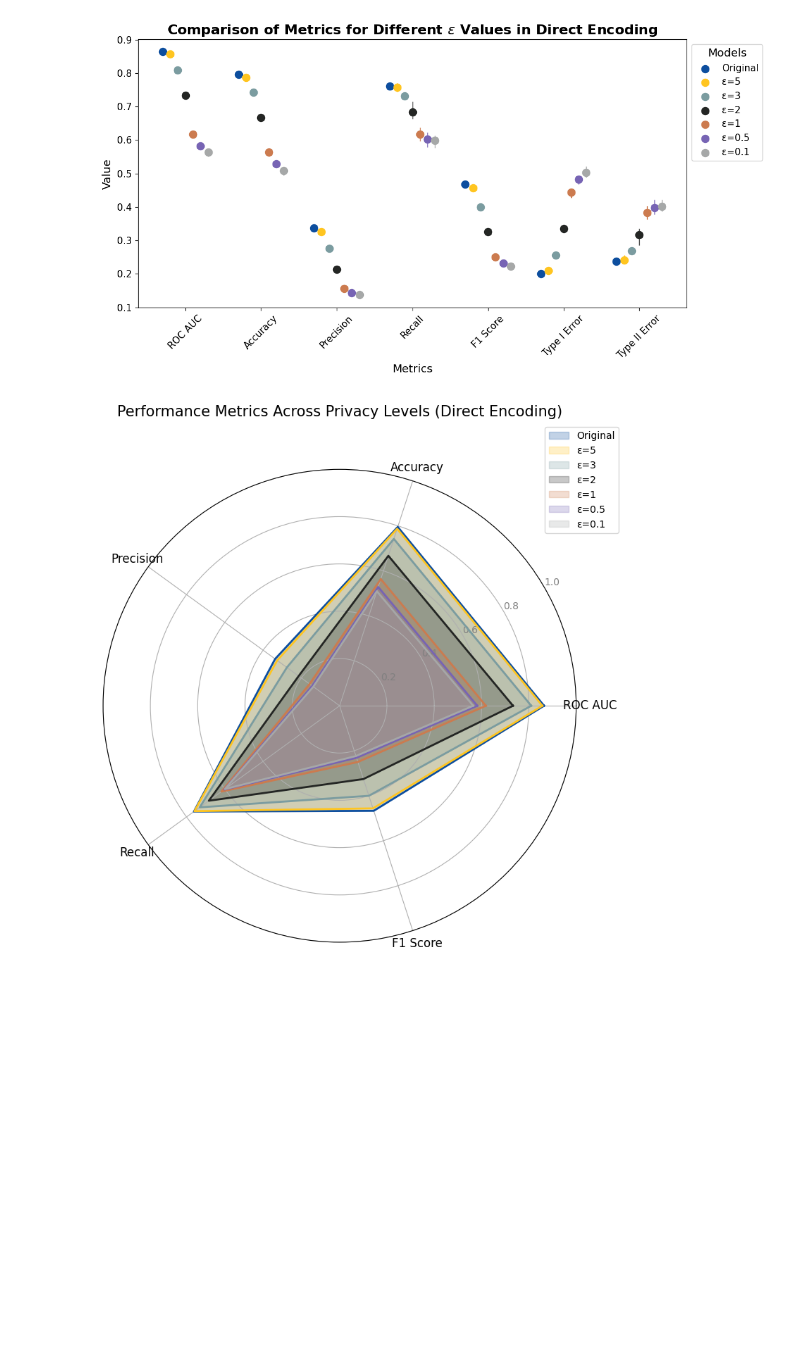
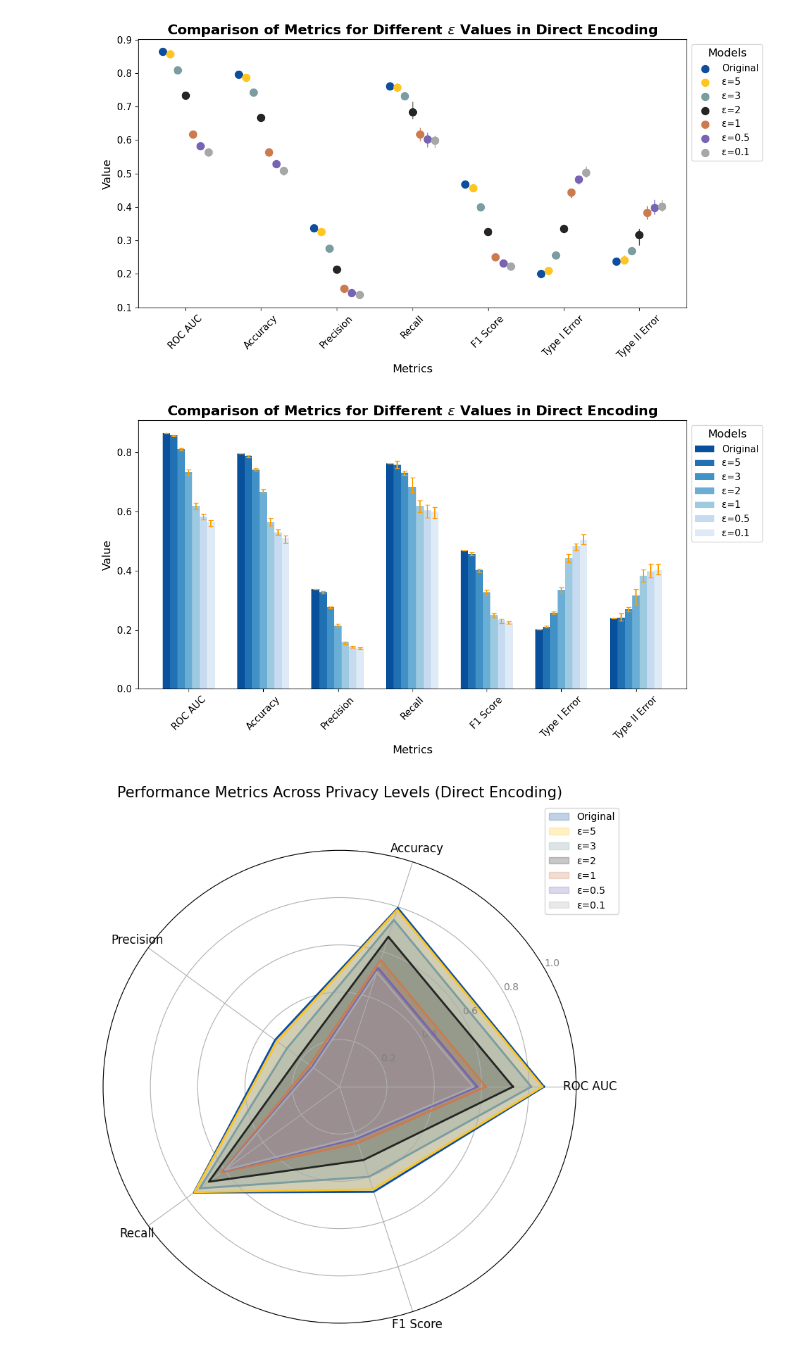
Before and after one commit to despinosaa/differential-privacy-banking-sector, a Jupyter notebook: notebooks/DE copy.ipynb, the cells around one changed output. Saved outputs shown, nothing was run; the diff lists cells and outputs as text; code cells hidden in the pictures; blank space fills up the shorter version.

Commit message:
detalles finales

```diff
--- a/notebooks/DE copy.ipynb
+++ b/notebooks/DE copy.ipynb
@@ -336,3 +336,5 @@ colors = ['#0d4e9e', '#ffc520', '#7b9ca0', '#242624', '#cc7b4f', '#7764B4', '#A6
 plot_results_with_whiskers(results_de_stats, 'Comparison of Metrics for Different $\epsilon$ Values in Direct Encoding', colors)
 # %% [output]
 [figure]
+# %%
+stats_dict = pd.read_csv("results/Direct_Encoding_final_results.csv", sep=',')
@@ -339,3 +431,8 @@ plot_results_with_whiskers(results_de_stats, 'Comparison of Metrics for Differen
+# %%
+# Example call
+plot_from_csv("results/Direct_Encoding_final_results.csv", "Comparison of Metrics for Different $\epsilon$ Values in Direct Encoding")
+# %% [output]
+[figure, added]
 # %%
 # Función para graficar un radar chart
 def plot_radar_chart(stats_dict, title, colors, filepath):
```
Also changed, not shown: parts of 1 cell of this notebook, 8 other files.
